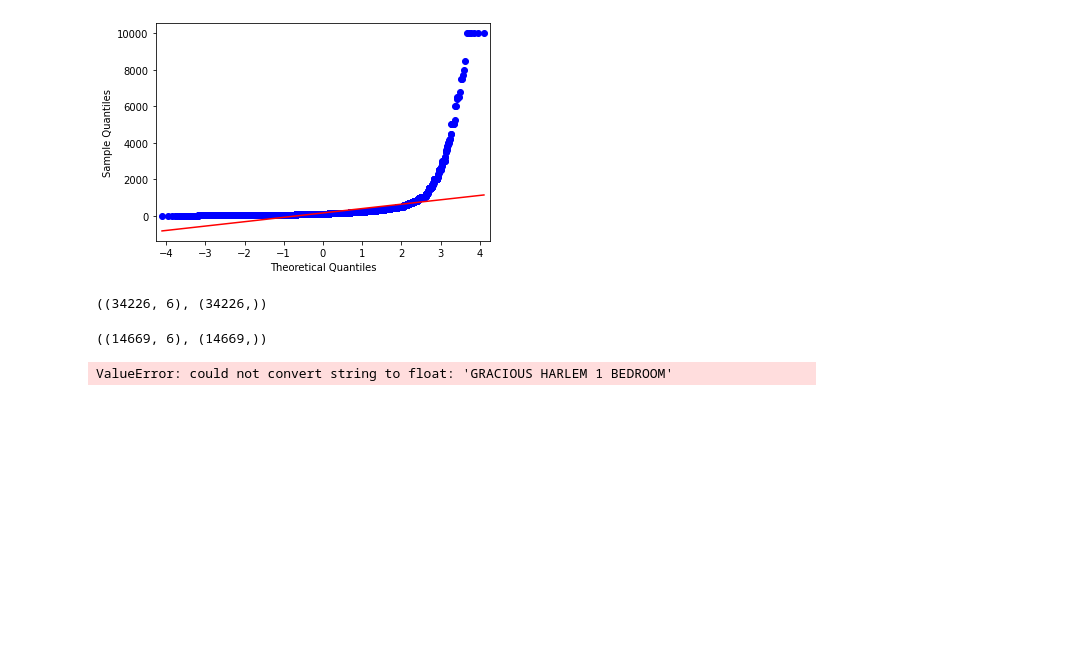
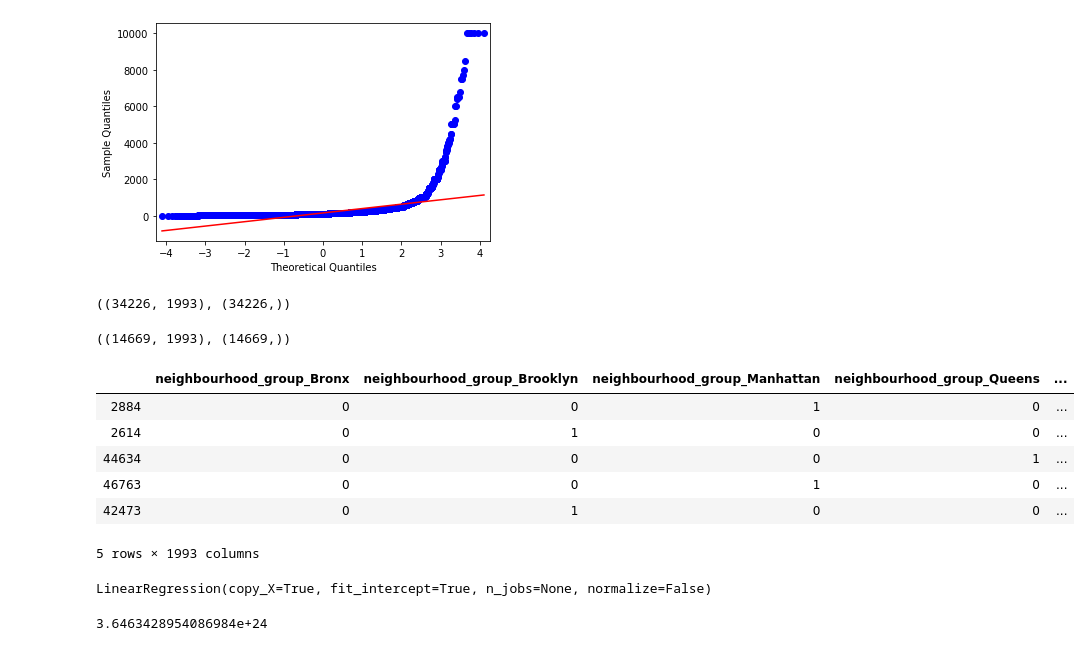
Before and after one commit to hmohamed97/DATA201Project2, a Jupyter notebook: DATA_201_Project2.ipynb, the cells around one changed output. Cells and saved outputs as stored; diff of their text form; code cells hidden in the pictures; blank space fills up the shorter version.

```diff
--- a/DATA_201_Project2.ipynb
+++ b/DATA_201_Project2.ipynb
@@ -148,15 +145,44 @@ y = df.iloc[:,-1]
+# %%
+x = df[['neighbourhood_group',
+       'neighbourhood', 'latitude', 'longitude', 'room_type', 'price',
+       'minimum_nights', 'number_of_reviews', 'last_review',
+       'reviews_per_month', 'calculated_host_listings_count',
+       'availability_365']]
+y = df.iloc[:,-1]
+
+x = pd.get_dummies(x[['neighbourhood_group','neighbourhood','room_type','last_review']])
 # %%
 x_train, x_test, y_train, y_test = train_test_split(x, y, test_size = 0.30, random_state = 9)
 # %%
 x_train.shape, y_train.shape
 # %% [output]
-((34226, 6), (34226,))
+((34226, 1993), (34226,))
 # %%
 x_test.shape, y_test.shape
 # %% [output]
-((14669, 6), (14669,))
+((14669, 1993), (14669,))
+# %%
+x_train.head()
+# %% [output]
+|  | neighbourhood_group_Bronx | neighbourhood_group_Brooklyn | neighbourhood_group_Manhattan | neighbourhood_group_Queens | ... |
+| 2884 | 0 | 0 | 1 | 0 | ... |
+| 2614 | 0 | 1 | 0 | 0 | ... |
+| 44634 | 0 | 0 | 0 | 1 | ... |
+| 46763 | 0 | 0 | 1 | 0 | ... |
+| 42473 | 0 | 1 | 0 | 0 | ... |
+5 rows × 1993 columns
 # %%
 regressor = LinearRegression()
 regressor.fit(x_train, y_train)
 # %% [output]
-ValueError: could not convert string to float: 'GRACIOUS HARLEM 1 BEDROOM'
+LinearRegression(copy_X=True, fit_intercept=True, n_jobs=None, normalize=False)
+# %%
+from sklearn.metrics import mean_squared_error
+
+y_predicted = regressor.predict(x_test)
+
+# compute test set accuracy
+error = mean_squared_error(y_predicted, y_test)
+print(error)
+# %% [output]
+3.6463428954086984e+24
```
Also changed, not shown: parts of 2 cells of this notebook.
